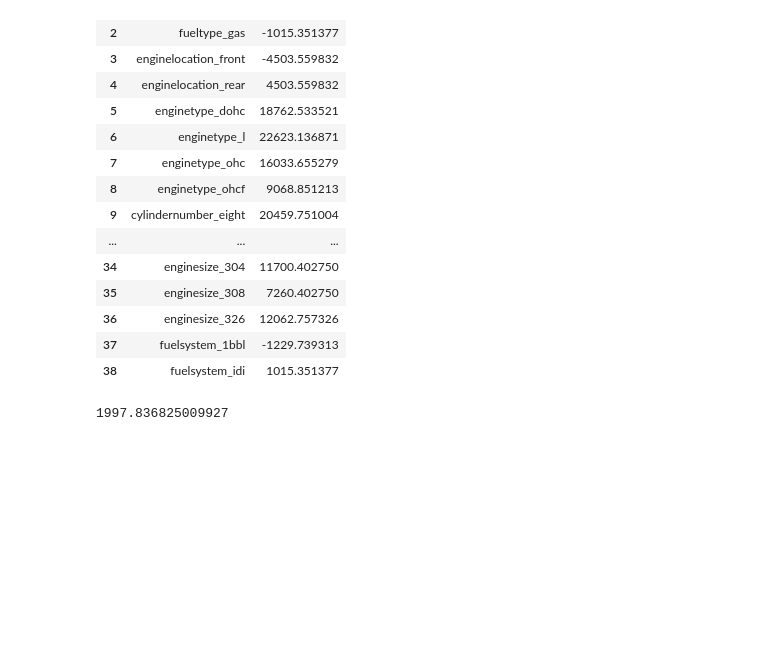
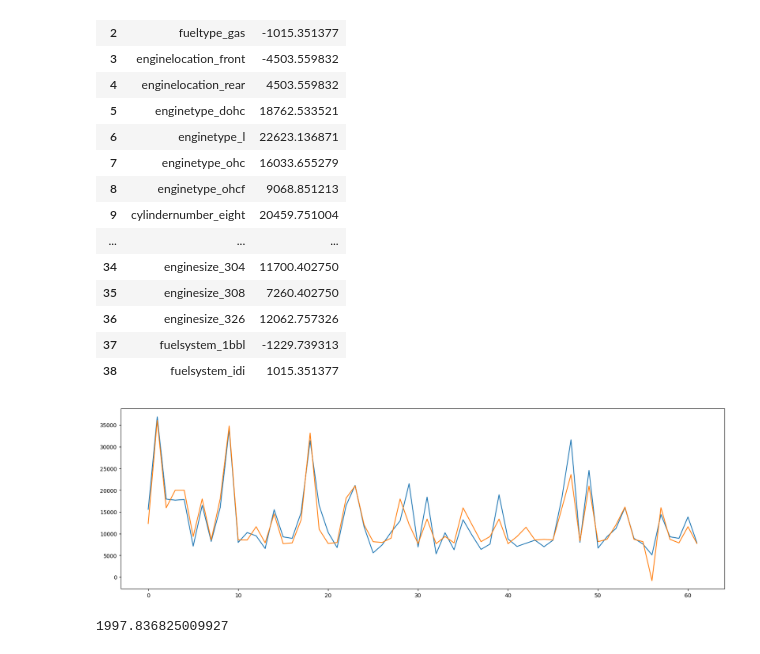
Before and after one commit to pahansan/machine_learning, a Jupyter notebook: 2lab/2lab2.ipynb, the cells around one changed output. Cells and saved outputs as stored; diff of their text form; code cells hidden in the pictures; blank space fills up the shorter version.

```diff
--- a/2lab/2lab2.ipynb
+++ b/2lab/2lab2.ipynb
@@ -390,6 +397,13 @@ coef_df
 | 38 | fuelsystem_idi | 1015.351377 |
 # %%
 y_pred = model.predict(X_test)
+# %%
+plt.figure(figsize=(20, 6))
+plt.plot(range(len(y_test)), y_test)
+plt.plot(range(len(y_pred)), y_pred)
+plt.show()
+# %% [output]
+[figure, added]
 # %%
 mean_absolute_error(y_test, y_pred)
 # %% [output]
```
Also changed, not shown: parts of 8 cells of this notebook.
